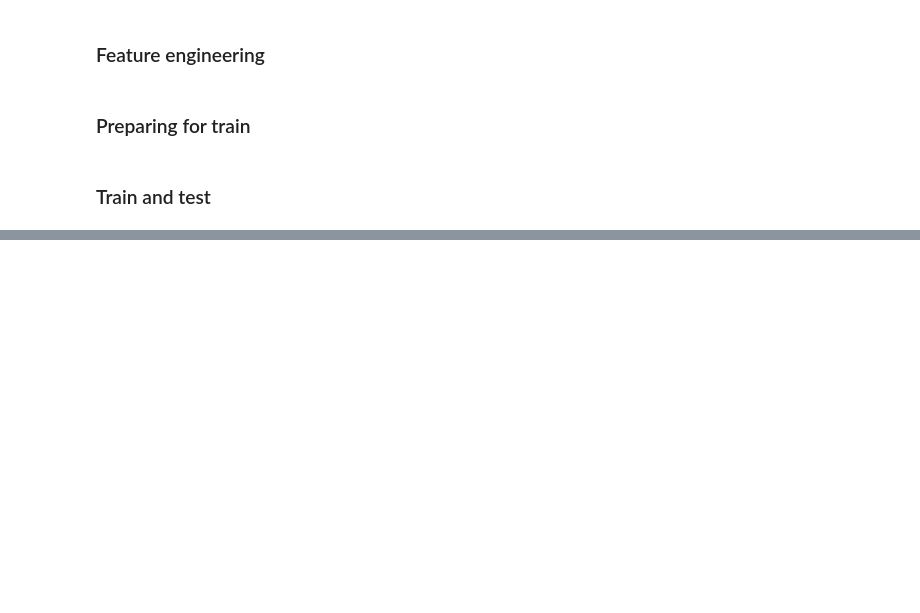
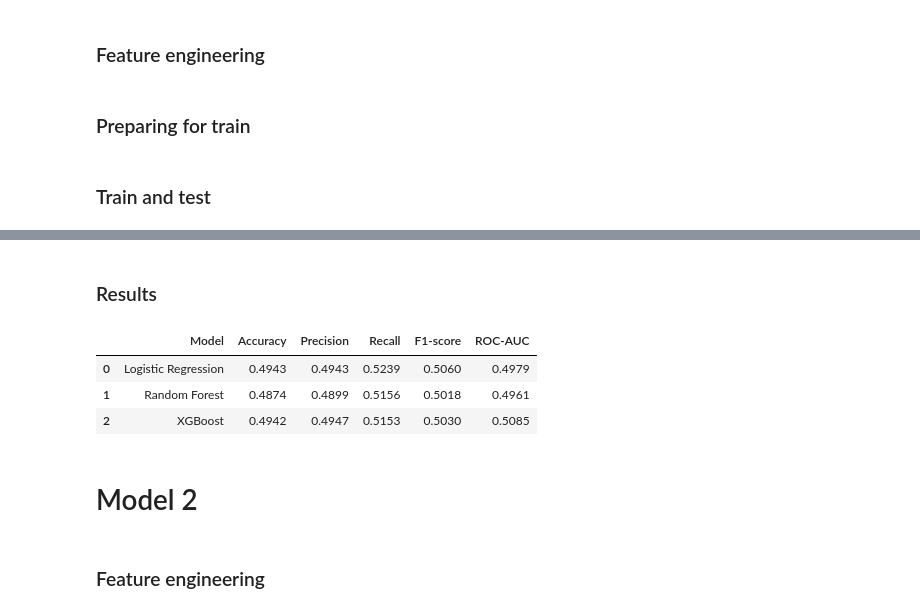
Before and after one commit to Ognjeniii/f1-predictions, a Jupyter notebook: Model1.1.ipynb, the cells around one changed output, grey strips where cells are left out. Drawn from its saved outputs; the diff is of its cells as text; code cells hidden in the pictures; blank space fills up the shorter version.

```diff
--- a/Model1.1.ipynb
+++ b/Model1.1.ipynb
@@ -594,0 +577,22 @@ Confusion matrix:
+# %% [markdown]
+### Results
+# %%
+df_result_I = pd.DataFrame({
+    "Model": ["Logistic Regression", "Random Forest", "XGBoost"],
+    "Accuracy": [0.4943, 0.4874, 0.4942],
+    "Precision": [0.4943, 0.4899, 0.4947],
+    "Recall": [0.5239, 0.5156, 0.5153],
+    "F1-score": [0.5060, 0.5018, 0.5030],
+    "ROC-AUC": [0.4979, 0.4961, 0.5085]
+})
+
+df_result_I
+# %% [output]
+|  | Model | Accuracy | Precision | Recall | F1-score | ROC-AUC |
+| 0 | Logistic Regression | 0.4943 | 0.4943 | 0.5239 | 0.5060 | 0.4979 |
+| 1 | Random Forest | 0.4874 | 0.4899 | 0.5156 | 0.5018 | 0.4961 |
+| 2 | XGBoost | 0.4942 | 0.4947 | 0.5153 | 0.5030 | 0.5085 |
+# %% [markdown]
+# Model 2
+# %% [markdown]
+### Feature engineering
```
Also changed, not shown: parts of 6 cells of this notebook.
